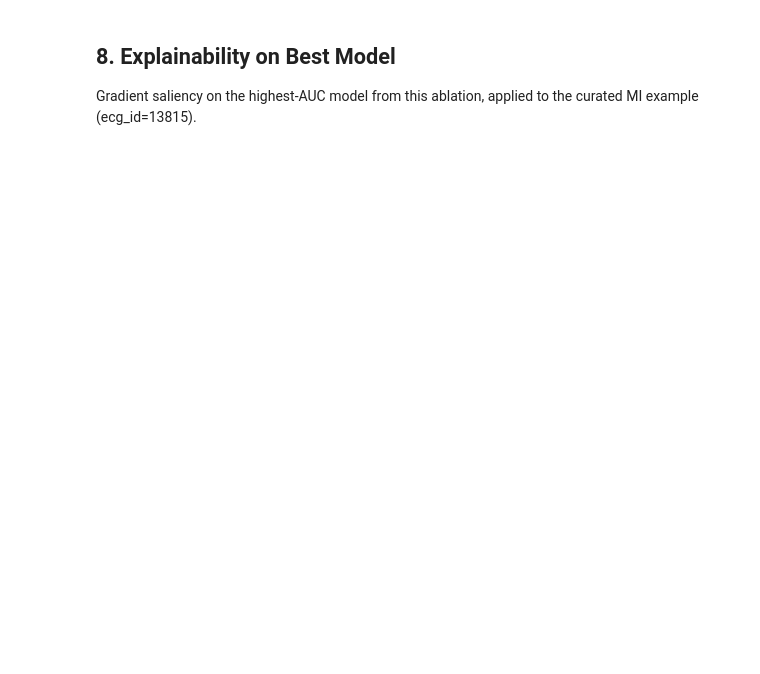
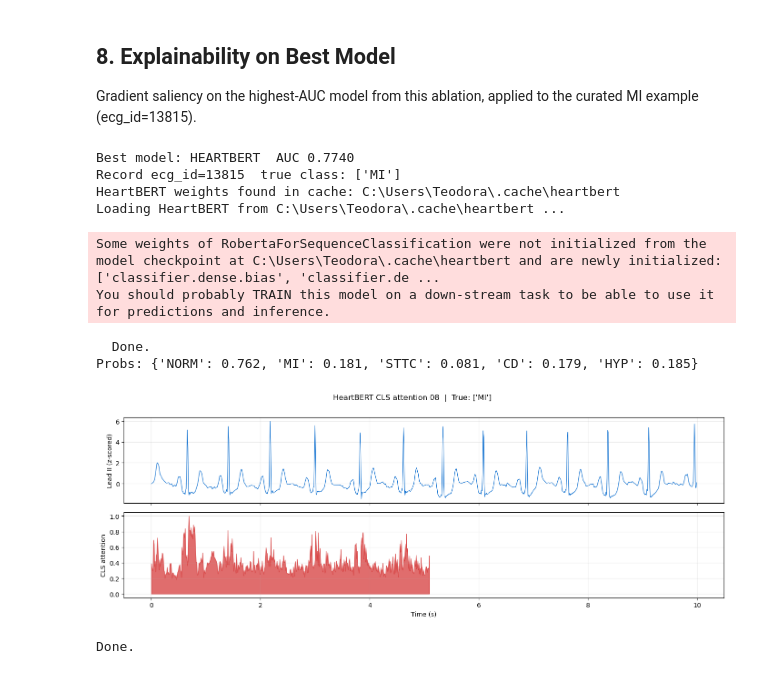
Before and after one commit to teodora-taleska/biosignal-xai, a Jupyter notebook: notebooks/08_preprocessing_transformer_ablation.ipynb, the cells around one changed output. Cells and saved outputs as stored; diff of their text form; code cells hidden in the pictures; blank space fills up the shorter version.

```diff
--- a/notebooks/08_preprocessing_transformer_ablation.ipynb
+++ b/notebooks/08_preprocessing_transformer_ablation.ipynb
@@ -364,34 +486,45 @@ if best == 'hubert':
         ax.set_ylabel(ln, rotation=0, ha='right', va='center')
         ax.grid(True, alpha=0.3)
     axes[-1].set_xlabel('Time (s)')
-    fig.suptitle(f'Saliency — HuBERT-ECG 08  |  True: {true_cls}', y=1.01)
+    fig.suptitle(f'Saliency: HuBERT-ECG 08  |  True: {true_cls}', y=1.01)
     plt.tight_layout()
     plt.savefig(OUT_DIR + 'saliency_best.png', dpi=150, bbox_inches='tight')
     plt.show()
     del model
 
 elif best == 'heartbert':
     from src.models.heartbert import HeartBERTClassifier
     model = HeartBERTClassifier(num_labels=5)
     model.load()
     model.load_adapter(RESULTS_PATH + '08_heartbert_lora_r8_filtered_zscore/best_adapter')
 
     lead_ii = zscore_1d(bandpass_filter(sig_raw[:, 1:2]).squeeze())
     positions, attn = model.get_attention_weights(lead_ii)
     probs = model.predict(lead_ii[np.newaxis])
     print(f'Probs: {dict(zip(SUPERCLASSES, probs[0].round(3)))}')
 
     fig, axes = plt.subplots(2, 1, figsize=(14, 5), sharex=True)
     t = np.arange(len(lead_ii)) / 100
     axes[0].plot(t, lead_ii, color='#1976d2', lw=0.9)
     axes[0].set_ylabel('Lead II (z-scored)'); axes[0].grid(True, alpha=0.3)
     axes[1].fill_between(positions/100, attn, color='#d32f2f', alpha=0.7)
     axes[1].set_ylabel('CLS attention'); axes[1].set_xlabel('Time (s)'); axes[1].grid(True, alpha=0.3)
     fig.suptitle(f'HeartBERT CLS attention 08  |  True: {true_cls}', y=1.01)
     plt.tight_layout()
     plt.savefig(OUT_DIR + 'attention_best.png', dpi=150, bbox_inches='tight')
     plt.show()
     del model
 
 gc.collect(); torch.cuda.empty_cache()
 print('Done.')
+# %% [output]
+Best model: HEARTBERT  AUC 0.7740
+Record ecg_id=13815  true class: ['MI']
+HeartBERT weights found in cache: C:\Users\Teodora\.cache\heartbert
+Loading HeartBERT from C:\Users\Teodora\.cache\heartbert ...
+Some weights of RobertaForSequenceClassification were not initialized from the model checkpoint at C:\Users\Teodora\.cache\heartbert and are newly initialized: ['classifier.dense.bias', 'classifier.de ...
+You should probably TRAIN this model on a down-stream task to be able to use it for predictions and inference.
+  Done.
+Probs: {'NORM': 0.762, 'MI': 0.181, 'STTC': 0.081, 'CD': 0.179, 'HYP': 0.185}
+[figure, added]
+Done.
```
Also changed, not shown: parts of 16 cells of this notebook, 14 other files.
